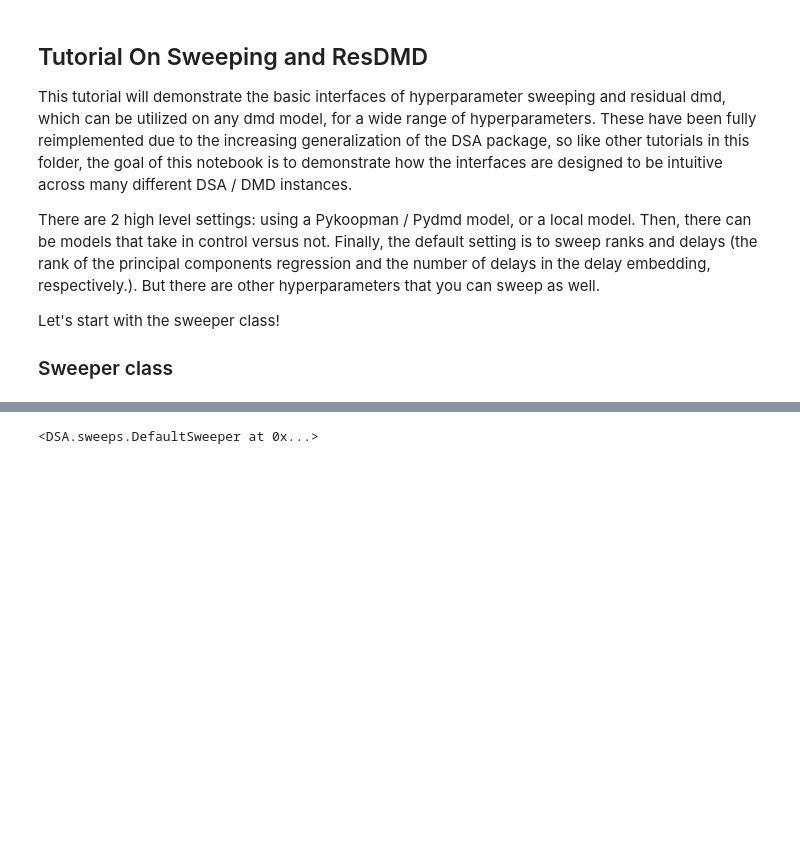
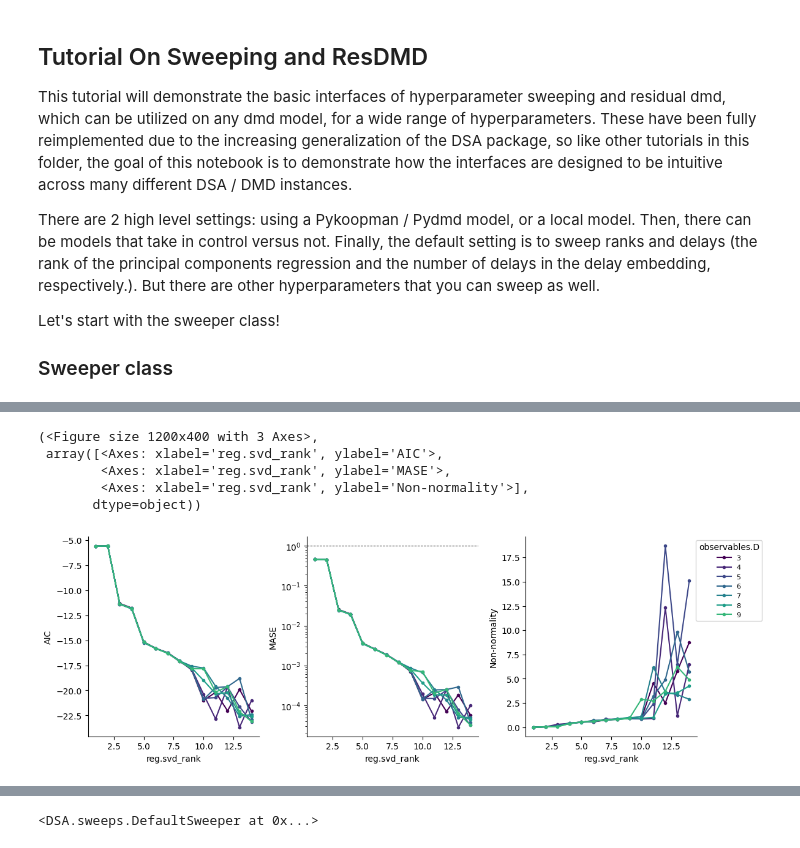
Before and after one commit to mitchellostrow/DSA, a Jupyter notebook: examples/sweep_resdmd_tutorial.ipynb, the cells around one changed output, grey strips where cells are left out. Cells and saved outputs as stored; diff of their text form; code cells hidden in the pictures; blank space fills up the shorter version.

```diff
--- a/examples/sweep_resdmd_tutorial.ipynb
+++ b/examples/sweep_resdmd_tutorial.ipynb
@@ -171,0 +172,28 @@ sweeper.plot()
+# %%
+from DSA.sweeps import PyKoopmanSweeper
+import pykoopman as pk
+from pydmd import SubspaceDMD,DMD
+#we can also sweep other parameters here! here we sweep the dimension of random fourier features
+sweeper = PyKoopmanSweeper(
+    data=X_train[0],
+    control_data=None,
+    param1_name="observables.D",
+    param1_values=np.arange(3,10),
+    param2_name="reg.svd_rank",
+    param2_values=np.arange(1,15),
+    reseed=1,
+    base_regressor_class=SubspaceDMD,
+    base_observable_class = pk.observables.RandomFourierFeatures,
+    base_observable_kwargs = {'gamma':0.1,'include_state':False},
+    extra_observables = pk.observables.TimeDelay(n_delays=5)
+    # base_regressor_class=pk.regression.DMDc,  # Must use DMDc or EDMDc
+)
+sweeper.sweep()
+sweeper.plot()
+# %% [output]
+(<Figure size 1200x400 with 3 Axes>,
+ array([<Axes: xlabel='reg.svd_rank', ylabel='AIC'>,
+        <Axes: xlabel='reg.svd_rank', ylabel='MASE'>,
+        <Axes: xlabel='reg.svd_rank', ylabel='Non-normality'>],
+       dtype=object))
+[figure, added]
```
Also changed, not shown: parts of 9 cells of this notebook, 1 other file.
